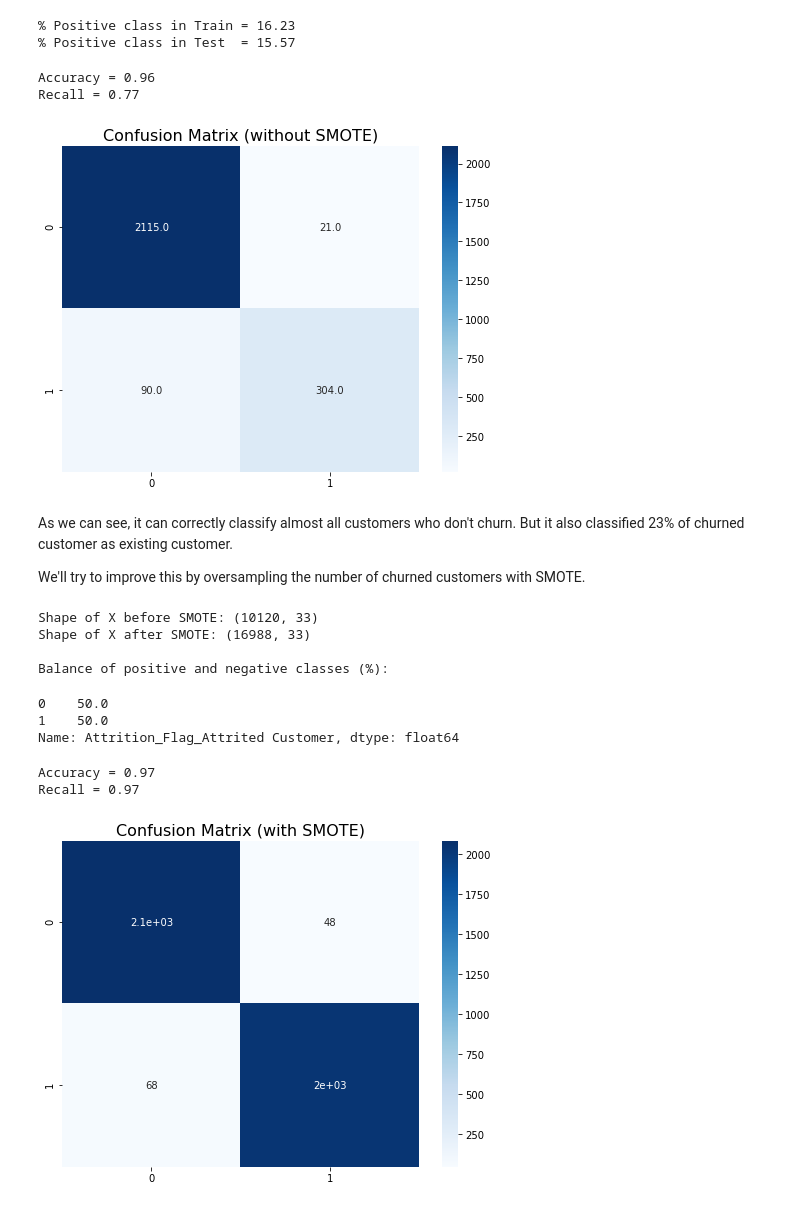
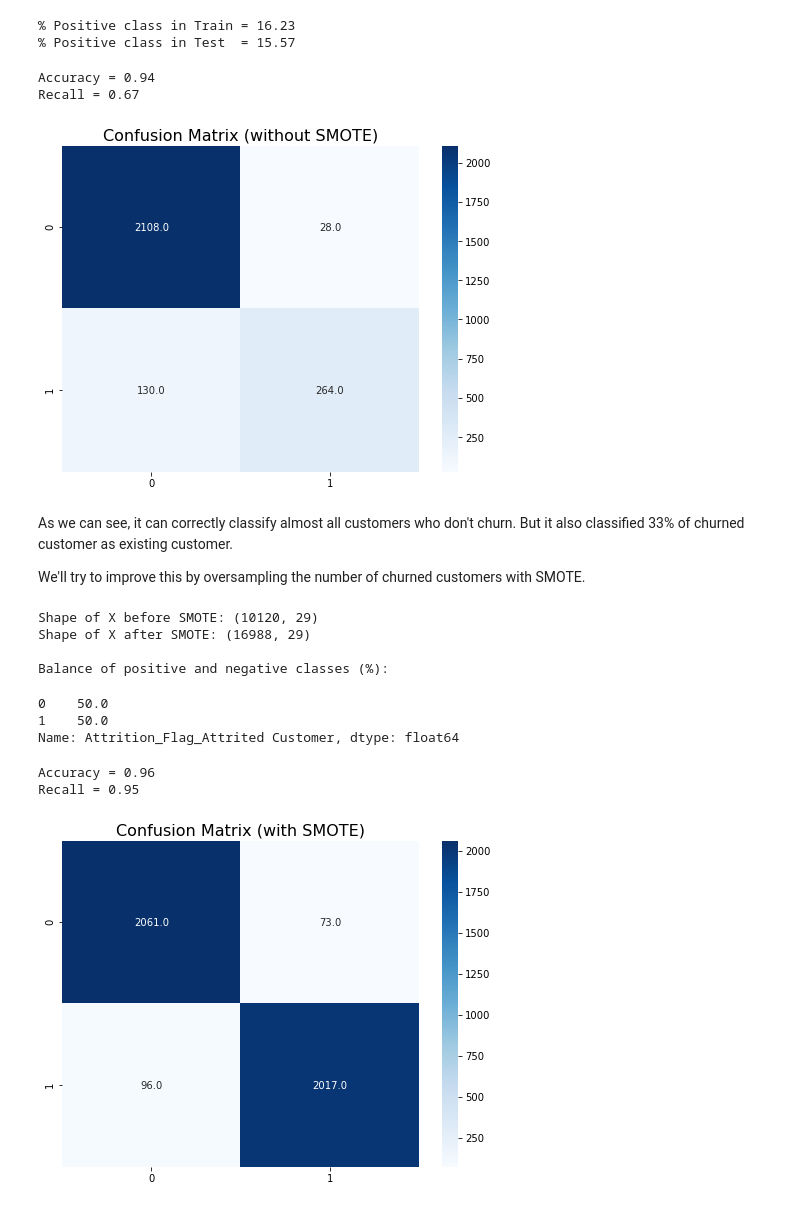
Before and after one commit to elpea74/CapstoneTwo, a Jupyter notebook: Capstone 2 - Preprocessing.ipynb, the cells around one changed output. Cells and saved outputs as stored; diff of their text form; code cells hidden in the pictures.

```diff
--- a/Capstone 2 - Preprocessing.ipynb
+++ b/Capstone 2 - Preprocessing.ipynb
@@ -8,6 +8,6 @@ from sklearn.preprocessing import MinMaxScaler
 from sklearn.model_selection import train_test_split
 from library.sb_utils import save_file
 # %%
-df = pd.read_csv('data/BankChurners_cleaned.csv')
+df = pd.read_csv('data/BankChurners_EDA.csv')
 df.head()
 # %% [output]
@@ -120,7 +119,7 @@ As there are only about 16% of customer who churned, there is a class imbalance
 For comparison, we will create a Random Forest model on the dataset and ignore the class imbalance.
 # %%
 # train-test split
-X = df_dummies.drop(columns=['Attrition_Flag_Attrited Customer'], axis=1)
+X = df_dummies.drop(columns=['Attrition_Flag_Attrited Customer', 'Customer_ID'], axis=1)
 y = df_dummies['Attrition_Flag_Attrited Customer']
 
 X_train, X_test, y_train, y_test = train_test_split(
@@ -148,11 +147,11 @@ plt.figure(figsize=(8, 6))
 plt.title('Confusion Matrix (without SMOTE)', size=16)
 sns.heatmap(cm, annot=True, cmap='Blues', fmt='.1f');
 # %% [output]
-Accuracy = 0.96
-Recall = 0.77
+Accuracy = 0.94
+Recall = 0.67
 [figure]
 # %% [markdown]
-As we can see, it can correctly classify almost all customers who don't churn. But it also classified 23% of churned customer as existing customer.
+As we can see, it can correctly classify almost all customers who don't churn. But it also classified 33% of churned customer as existing customer.
 
 We'll try to improve this by oversampling the number of churned customers with SMOTE.
 # %%
@@ -168,8 +167,8 @@ Shape of X after SMOTE: {X_sm.shape}''')
 print('\nBalance of positive and negative classes (%):')
 y_sm.value_counts(normalize=True) * 100
 # %% [output]
-Shape of X before SMOTE: (10120, 33)
-Shape of X after SMOTE: (16988, 33)
+Shape of X before SMOTE: (10120, 29)
+Shape of X after SMOTE: (16988, 29)
 
 Balance of positive and negative classes (%):
 0    50.0
@@ -178,19 +177,19 @@ Name: Attrition_Flag_Attrited Customer, dtype: float64
 # %%
 X_train, X_test, y_train, y_test = train_test_split(
     X_sm, y_sm, test_size=0.25, random_state=42
 )
 
 model = RandomForestClassifier(random_state=42)
 model.fit(X_train, y_train)
 preds = model.predict(X_test)
 
 print(f'Accuracy = {accuracy_score(y_test, preds):.2f}\nRecall = {recall_score(y_test, preds):.2f}\n')
 cm = confusion_matrix(y_test, preds)
 plt.figure(figsize=(8, 6))
 plt.title('Confusion Matrix (with SMOTE)', size=16)
-sns.heatmap(cm, annot=True, cmap='Blues');
+sns.heatmap(cm, annot=True, cmap='Blues', fmt='.1f');
 # %% [output]
-Accuracy = 0.97
-Recall = 0.97
+Accuracy = 0.96
+Recall = 0.95
-[figure, old version]
+[figure, new version]
 # %% [markdown]
```
Also changed, not shown: parts of 8 cells of this notebook, 6 other files.
